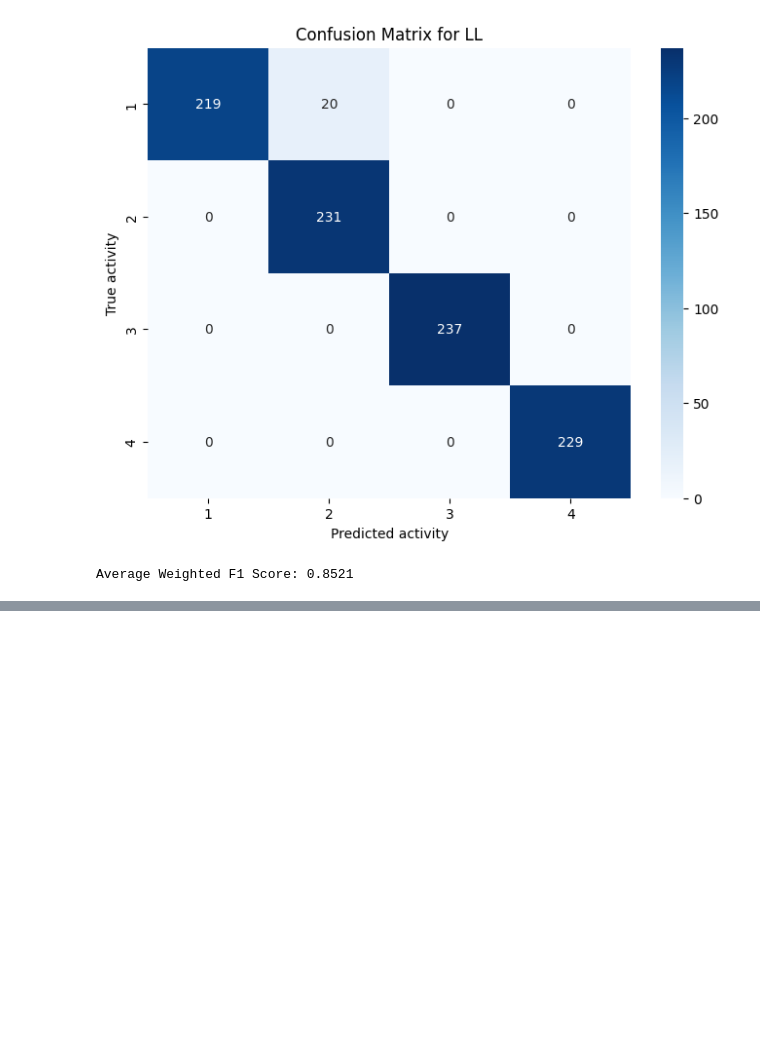
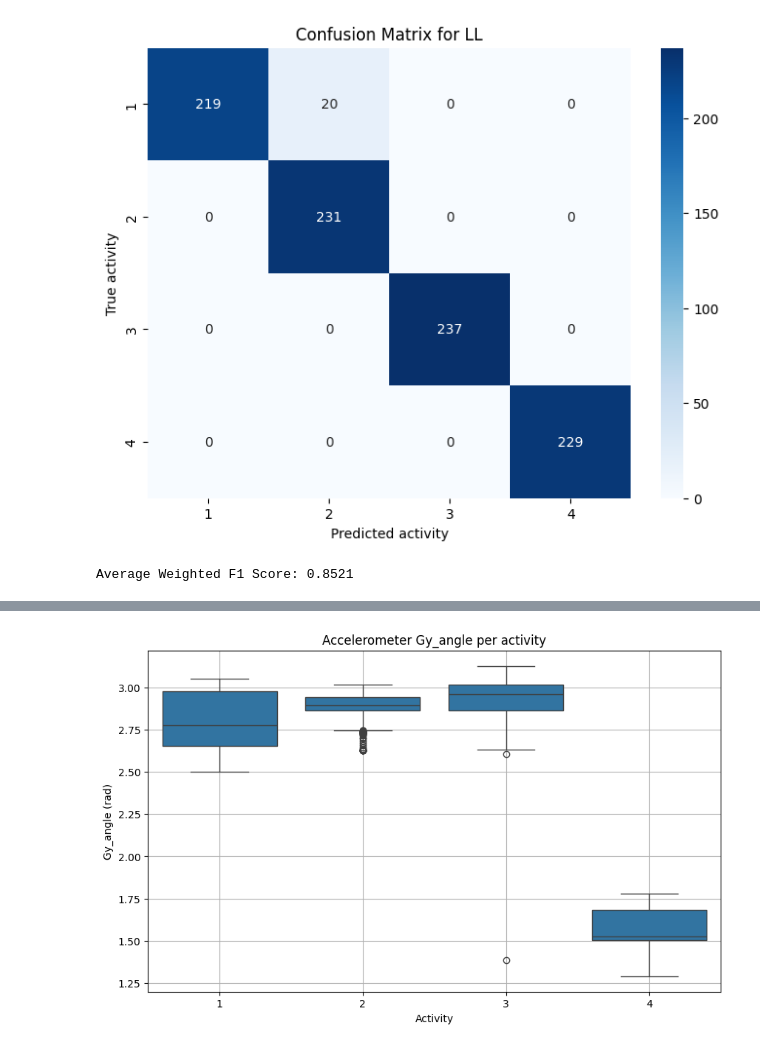
Before and after one commit to COEN498-691-PROJECT/ML_project, a Jupyter notebook: models/notebooks/random_forest.ipynb, the cells around one changed output, grey strips where cells are left out. Cells and saved outputs as stored; diff of their text form; code cells hidden in the pictures; blank space fills up the shorter version.

```diff
--- a/models/notebooks/random_forest.ipynb
+++ b/models/notebooks/random_forest.ipynb
@@ -312,0 +334,10 @@ The average weighted f1 score dropped from 0.99 to 0.85. We can see that the mod
+# %%
+plt.figure(figsize=(10, 6))
+sns.boxplot(x='activity_id', y='Gy_angle', data=df)
+plt.title('Accelerometer Gy_angle per activity')
+plt.xlabel('Activity')
+plt.ylabel('Gy_angle (rad)')
+plt.grid(True)
+plt.show()
+# %% [output]
+[figure, added]
```
Also changed, not shown: parts of 13 cells of this notebook, 1 other file.
